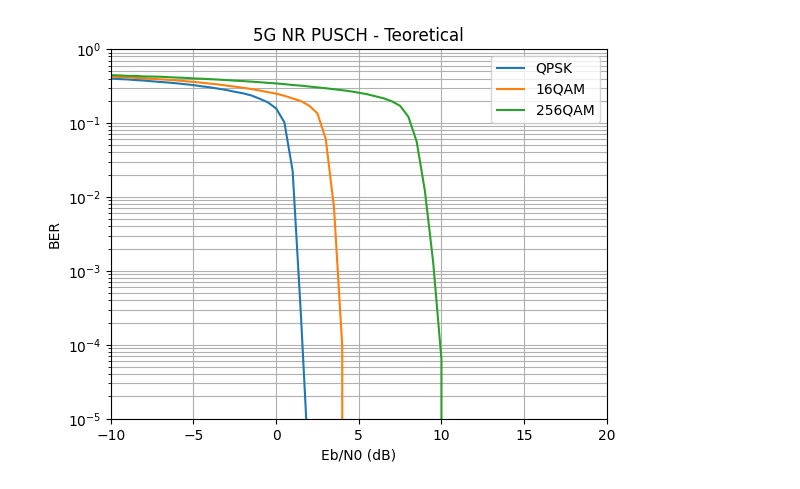
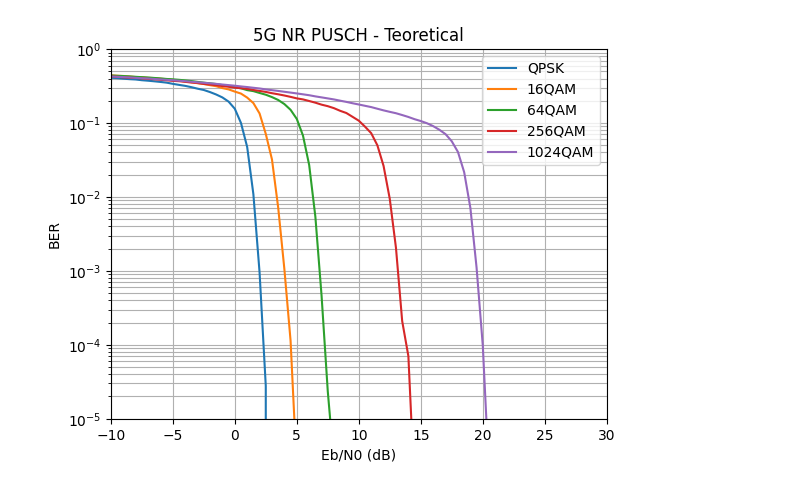
Before and after one commit to marekcrn/Masters-thesis, a Jupyter notebook: Teoretical_BERs.ipynb, the cells around one changed output. Saved outputs shown, nothing was run; the diff lists cells and outputs as text; code cells hidden in the pictures.

```diff
--- a/Teoretical_BERs.ipynb
+++ b/Teoretical_BERs.ipynb
@@ -126,0 +155,11 @@ Simulation stopped as no error occurred @ EbNo = 10.5 dB.
+# %%
+n_bits_per_symbol = [2,4,6,8,10]
+k = [378, 490, 616]
+batch_size = 128
+ebno_db = np.linspace(-10, 30, num=81)
+
+BER1 = []
+BER2 = []
+
+BLER1 = []
+BLER2 = []
@@ -126,0 +208,16 @@ Simulation stopped as no error occurred @ EbNo = 10.5 dB.
+# %%
+for k2 in k:
+
+    # generate a new model with the given encoder/decoder
+    model = System_Model(k=k2,
+                         n=1024,
+                         num_bits_per_symbol=n_bits_per_symbol[1])
+
+    ber, bler = sim_ber(model,
+                        ebno_db,
+                        batch_size=128,
+                        max_mc_iter=10,
+                        num_target_block_errors=200)
+
+    BER2.append(list(ber.numpy()))
+    BLER2.append(list(bler.numpy()))
@@ -127,24 +242,30 @@ Simulation stopped as no error occurred @ EbNo = 10.5 dB.
+# %%
+BER1 = np.array(BER1)
+BER2 = np.array(BER2)
+
+np.save('data/BER_modulation.npy', BER1)
+np.save('data/BER_coderate.npy', BER2)
 # %%
 plt.figure()
 plt.title("5G NR PUSCH - Teoretical")
 plt.xlabel("Eb/N0 (dB)")
 plt.ylabel("BER")
 plt.grid(which="both")
 plt.xlim([ebno_db[0], ebno_db[-1]])
 plt.ylim([1e-5, 1.0])
 
 i = 0
 legend = []
 
 for num_bits_per_symbol in n_bits_per_symbol:
 
-    plt.semilogy(ebno_db, BER[i])
+    plt.semilogy(ebno_db, BER1[i])
     i += 1
     if num_bits_per_symbol == 2:
         legend.append("QPSK")
     else:
         legend.append(str(2 ** num_bits_per_symbol) + "QAM")
 
 plt.legend(legend);
 # %% [output]
-[figure, old version]
+[figure, new version]
```
Also changed, not shown: parts of 9 cells of this notebook, 5 other files.
